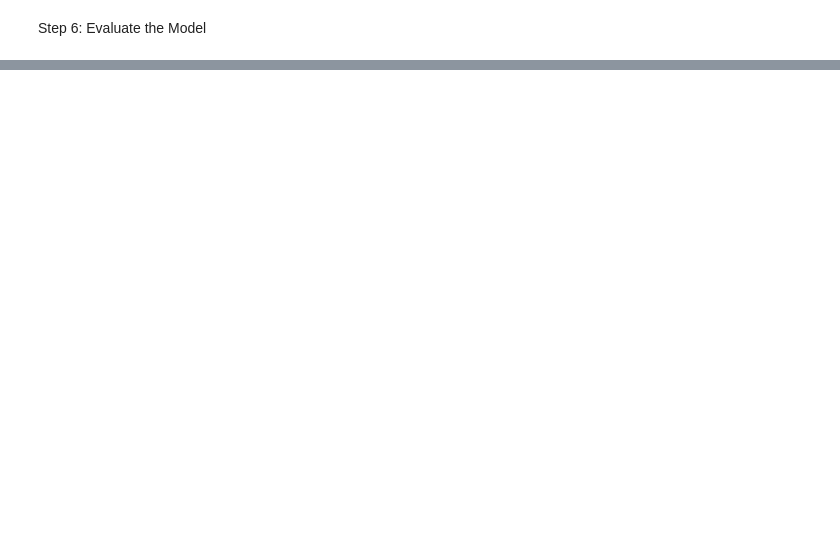
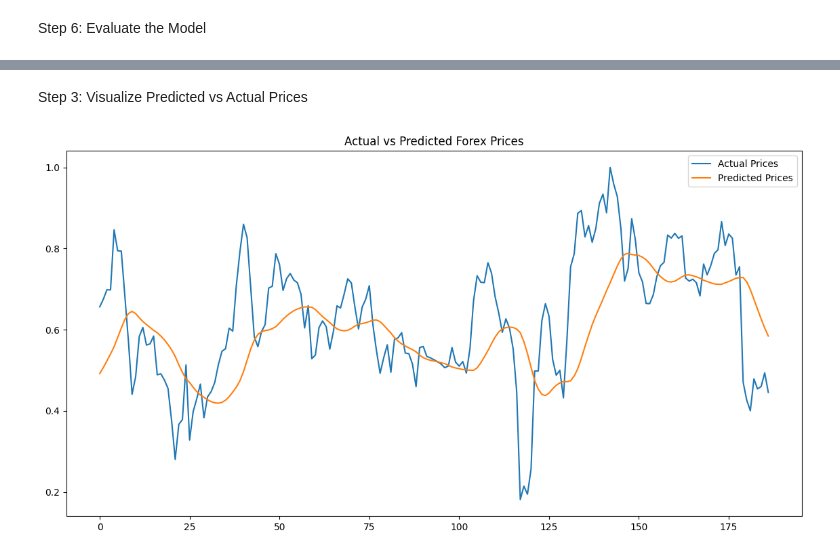
Before and after one commit to md-hameem/Forex-Buy-Sell-Prediction-APP, a Jupyter notebook: Model/finance_prediction.ipynb, the cells around one changed output, grey strips where cells are left out. Drawn from its saved outputs; the diff is of its cells as text; code cells hidden in the pictures; blank space fills up the shorter version.

```diff
--- a/Model/finance_prediction.ipynb
+++ b/Model/finance_prediction.ipynb
@@ -323,0 +407,10 @@ WARNING:absl:You are saving your model as an HDF5 file via `model.save()` or `ke
+# %%
+# Calculate RMSE (Root Mean Squared Error)
+from sklearn.metrics import mean_squared_error
+
+# Predict on the same features (just for testing)
+predicted_prices = model.predict(features)
+
+# Calculate RMSE
+rmse = np.sqrt(mean_squared_error(labels, predicted_prices))
+print(f"RMSE: {rmse}")
@@ -323,0 +420,14 @@ WARNING:absl:You are saving your model as an HDF5 file via `model.save()` or `ke
+# %% [markdown]
+Step 3: Visualize Predicted vs Actual Prices
+# %%
+import matplotlib.pyplot as plt
+
+# Plotting the predicted vs actual prices
+plt.figure(figsize=(14, 7))
+plt.plot(labels, label='Actual Prices')
+plt.plot(predicted_prices, label='Predicted Prices')
+plt.legend()
+plt.title(f'Actual vs Predicted Forex Prices')
+plt.show()
+# %% [output]
+[figure, added]
```
Also changed, not shown: parts of 30 cells of this notebook, 12 other files.
